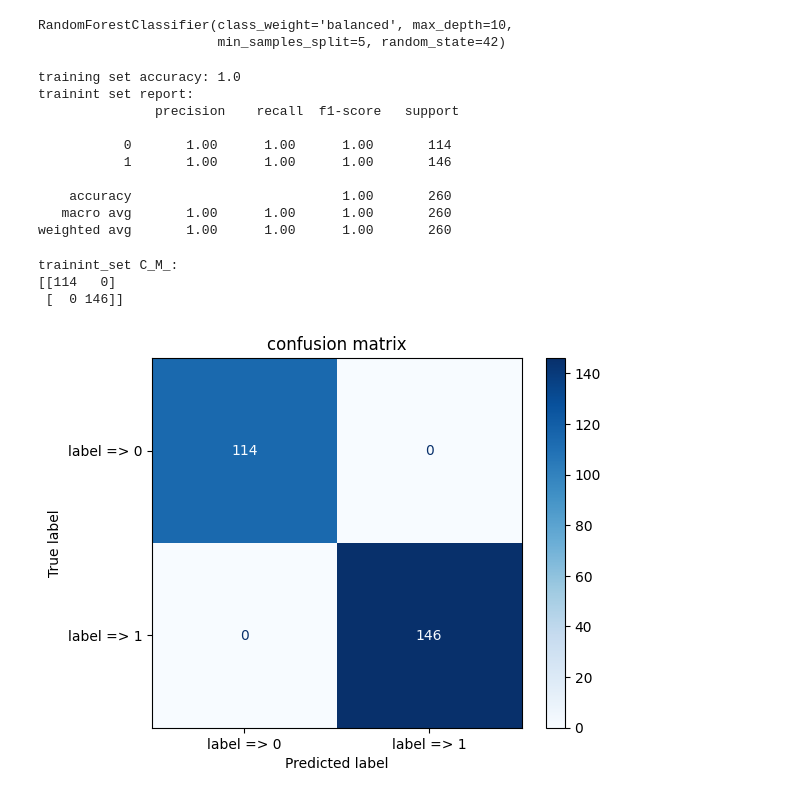
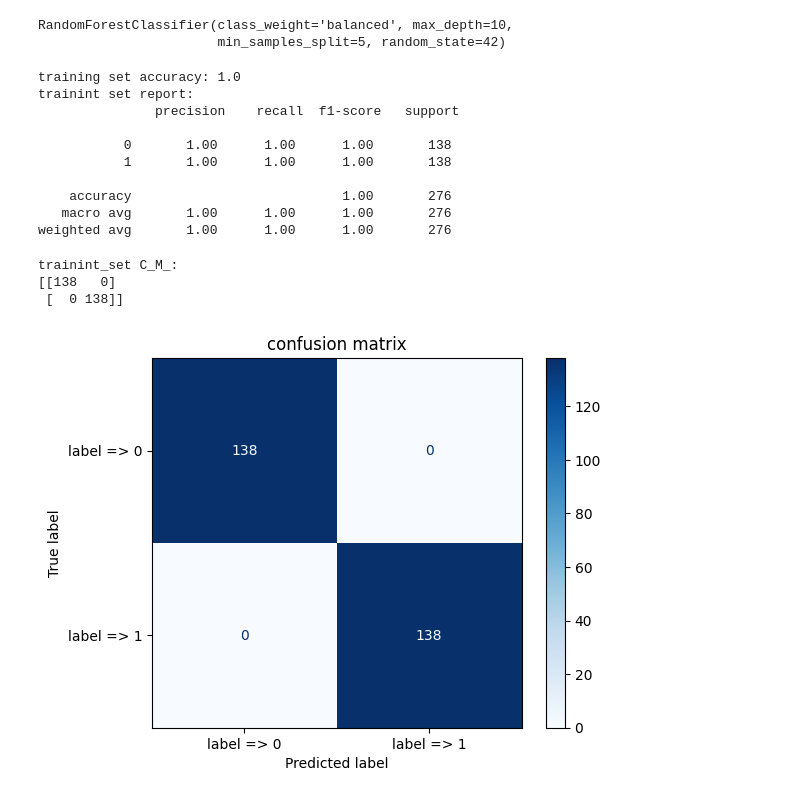
Before and after one commit to Ryuchanghoon/correct_running_pose_research, a Jupyter notebook: model_training.ipynb, the cells around one changed output. Cells and saved outputs as stored; diff of their text form; code cells hidden in the pictures.

Commit message:
fix: label 0 샘플 수 업샘플링

```diff
--- a/model_training.ipynb
+++ b/model_training.ipynb
@@ -64,7 +65,7 @@ def create_dataset_rf(videos, time_step=10):
             dataY.append(labels[i + time_step]) # 레이블은 바로 다음 레이블 입력. 시계열 데이터 특성 반영
     return np.array(dataX), np.array(dataY)
 # %%
-time_step = 2 # 10개 연속된 데이터 설정.
+time_step = 3 # 10개 연속된 데이터 설정.
 X_rf, y_rf = create_dataset_rf(scaled_videos, time_step)
 # %%
 ## 기존 trian, test, vali 셋 구분지어 놓은 것, train, vali 셋으로만 분리 수정
@@ -73,45 +74,49 @@ X_rf, y_rf = create_dataset_rf(scaled_videos, time_step)
 # X_val_rf, X_test_rf, y_val_rf, y_test_rf = train_test_split(X_temp_rf, y_temp_rf, test_size=0.5, random_state=42, stratify=y_temp_rf)
 
 X_train_rf, X_val_rf, y_train_rf, y_val_rf = train_test_split(X_rf, y_rf, test_size=0.4, random_state=42, stratify=y_rf)
+
+oversample = RandomOverSampler(sampling_strategy='minority') # 적은 클래스(Label => 0), 많은 클래스(Label => 1) 동일 수 맞추기
+
+X_train_oversampled, y_train_oversampled = oversample.fit_resample(X_train_rf, y_train_rf)
 # %%
 model_rf = RandomForestClassifier(n_estimators=100, random_state=42, max_depth = 10, min_samples_split = 5, class_weight = 'balanced')
-model_rf.fit(X_train_rf, y_train_rf)
+model_rf.fit(X_train_oversampled, y_train_oversampled)
 # %% [output]
 RandomForestClassifier(class_weight='balanced', max_depth=10,
                        min_samples_split=5, random_state=42)
 # %%
 # 훈련셋 성능
 
-y_train_pred_rf = model_rf.predict(X_train_rf)
+y_train_pred_rf = model_rf.predict(X_train_oversampled)
 
-print(f'training set accuracy: {accuracy_score(y_train_rf, y_train_pred_rf)}')
-print(f'trainint set report: \n {classification_report(y_train_rf, y_train_pred_rf)}')
+print(f'training set accuracy: {accuracy_score(y_train_oversampled, y_train_pred_rf)}')
+print(f'trainint set report: \n {classification_report(y_train_oversampled, y_train_pred_rf)}')
 # %% [output]
 training set accuracy: 1.0
 trainint set report:
                precision    recall  f1-score   support
 
-           0       1.00      1.00      1.00       114
-           1       1.00      1.00      1.00       146
+           0       1.00      1.00      1.00       138
+           1       1.00      1.00      1.00       138
 
-    accuracy                           1.00       260
-   macro avg       1.00      1.00      1.00       260
-weighted avg       1.00      1.00      1.00       260
+    accuracy                           1.00       276
+   macro avg       1.00      1.00      1.00       276
+weighted avg       1.00      1.00      1.00       276
 # %%
 # confusion maxtrix
 
-cm_train = confusion_matrix(y_train_rf, y_train_pred_rf)
+cm_train = confusion_matrix(y_train_oversampled, y_train_pred_rf)
 
 print(f'trainint_set C_M_: \n{cm_train}')
 
 ConfusionMatrixDisplay(confusion_matrix=cm_train, display_labels=['label => 0', 'label => 1']).plot(cmap=plt.cm.Blues)
 plt.title('confusion matrix')
 plt.show()
 # %% [output]
 trainint_set C_M_:
-[[114   0]
- [  0 146]]
+[[138   0]
+ [  0 138]]
-[figure, old version]
+[figure, new version]
 # %%
 # vali set
 y_val_pred_rf = model_rf.predict(X_val_rf)
```
Also changed, not shown: parts of 4 cells of this notebook.
